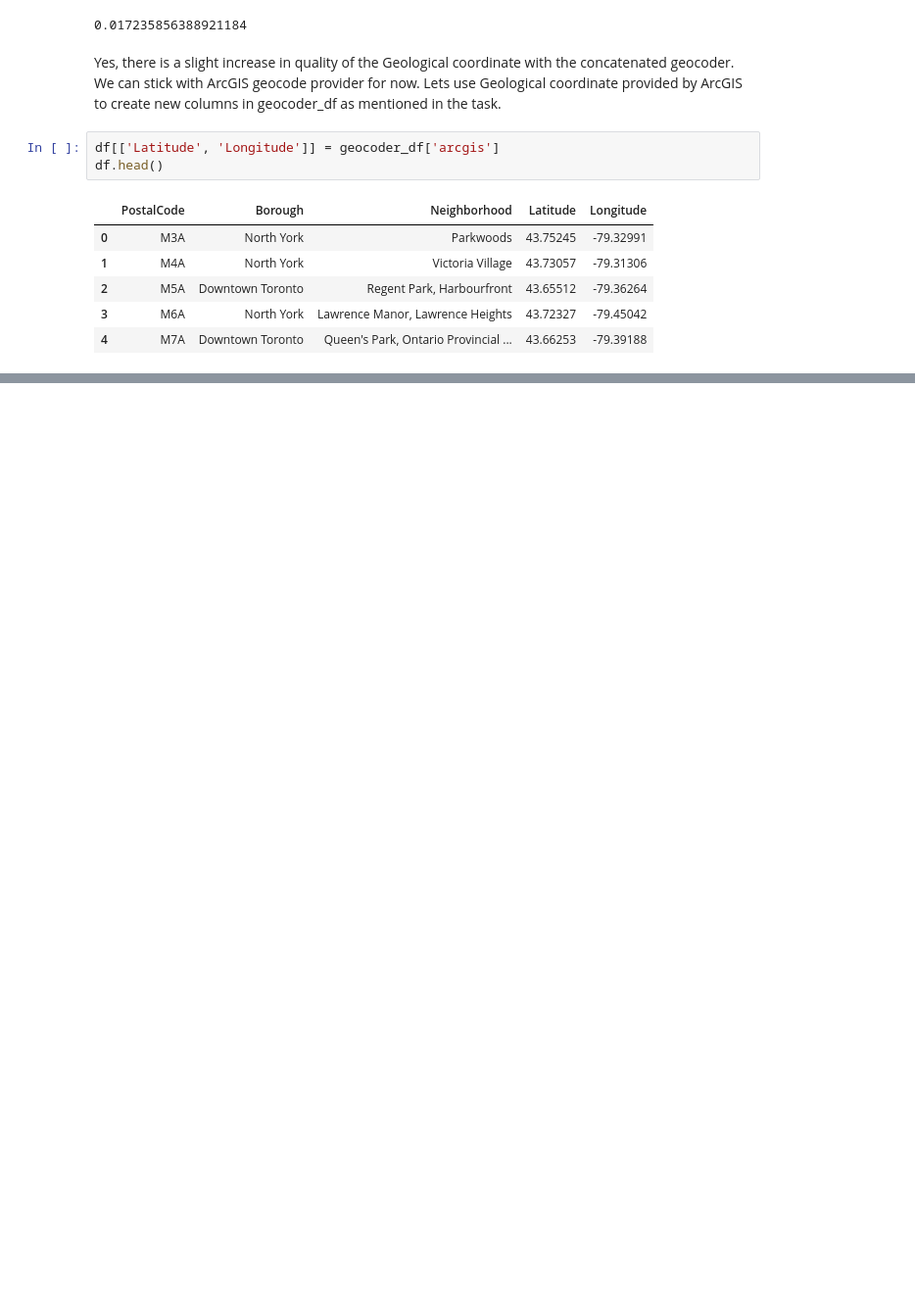
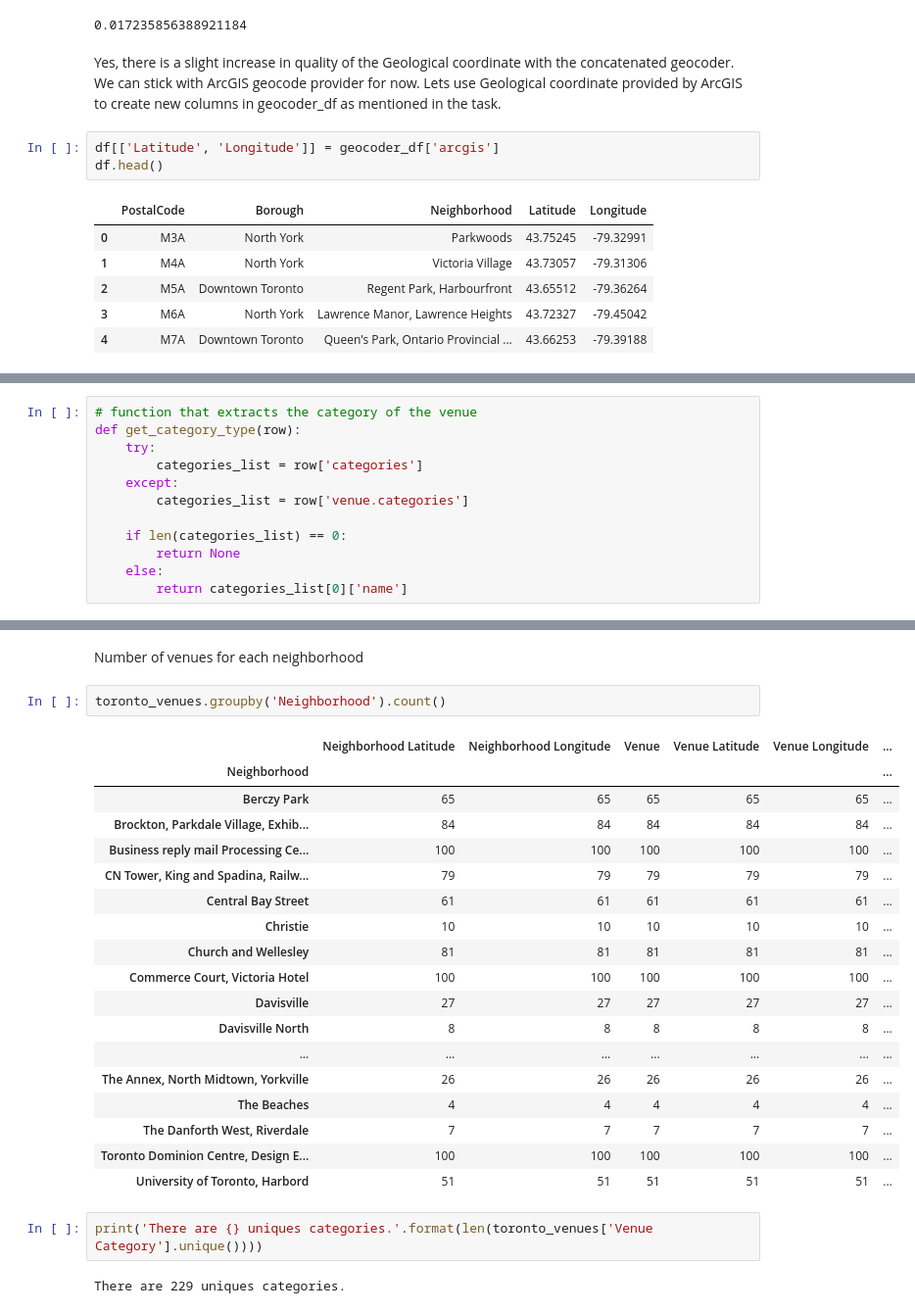
Before and after one commit to MohammedIsmailP/Coursera_Capstone, a Jupyter notebook: Segmenting and Clustering Neighborhoods in Toronto.ipynb, the cells around one changed output, grey strips where cells are left out. Shown: that part at 98% size. Drawn from its saved outputs; the diff is of its cells as text; blank space fills up the shorter version.

```diff
--- a/Segmenting and Clustering Neighborhoods in Toronto.ipynb
+++ b/Segmenting and Clustering Neighborhoods in Toronto.ipynb
@@ -180,0 +302,12 @@ Successfully created new columns - Latitude, Longitude - in geocoder_df
+# %%
+# function that extracts the category of the venue
+def get_category_type(row):
+    try:
+        categories_list = row['categories']
+    except:
+        categories_list = row['venue.categories']
+
+    if len(categories_list) == 0:
+        return None
+    else:
+        return categories_list[0]['name']
@@ -180,0 +421,27 @@ Successfully created new columns - Latitude, Longitude - in geocoder_df
+# %% [markdown]
+Number of venues for each neighborhood
+# %%
+toronto_venues.groupby('Neighborhood').count()
+# %% [output]
+|  | Neighborhood Latitude | Neighborhood Longitude | Venue | Venue Latitude | Venue Longitude | ... |
+| Neighborhood |  |  |  |  |  | ... |
+| Berczy Park | 65 | 65 | 65 | 65 | 65 | ... |
+| Brockton, Parkdale Village, Exhib... | 84 | 84 | 84 | 84 | 84 | ... |
+| Business reply mail Processing Ce... | 100 | 100 | 100 | 100 | 100 | ... |
+| CN Tower, King and Spadina, Railw... | 79 | 79 | 79 | 79 | 79 | ... |
+| Central Bay Street | 61 | 61 | 61 | 61 | 61 | ... |
+| Christie | 10 | 10 | 10 | 10 | 10 | ... |
+| Church and Wellesley | 81 | 81 | 81 | 81 | 81 | ... |
+| Commerce Court, Victoria Hotel | 100 | 100 | 100 | 100 | 100 | ... |
+| Davisville | 27 | 27 | 27 | 27 | 27 | ... |
+| Davisville North | 8 | 8 | 8 | 8 | 8 | ... |
+| ... | ... | ... | ... | ... | ... | ... |
+| The Annex, North Midtown, Yorkville | 26 | 26 | 26 | 26 | 26 | ... |
+| The Beaches | 4 | 4 | 4 | 4 | 4 | ... |
+| The Danforth West, Riverdale | 7 | 7 | 7 | 7 | 7 | ... |
+| Toronto Dominion Centre, Design E... | 100 | 100 | 100 | 100 | 100 | ... |
+| University of Toronto, Harbord | 51 | 51 | 51 | 51 | 51 | ... |
+# %%
+print('There are {} uniques categories.'.format(len(toronto_venues['Venue Category'].unique())))
+# %% [output]
+There are 229 uniques categories.
```
Also changed, not shown: parts of 70 cells of this notebook, 1 other file.
